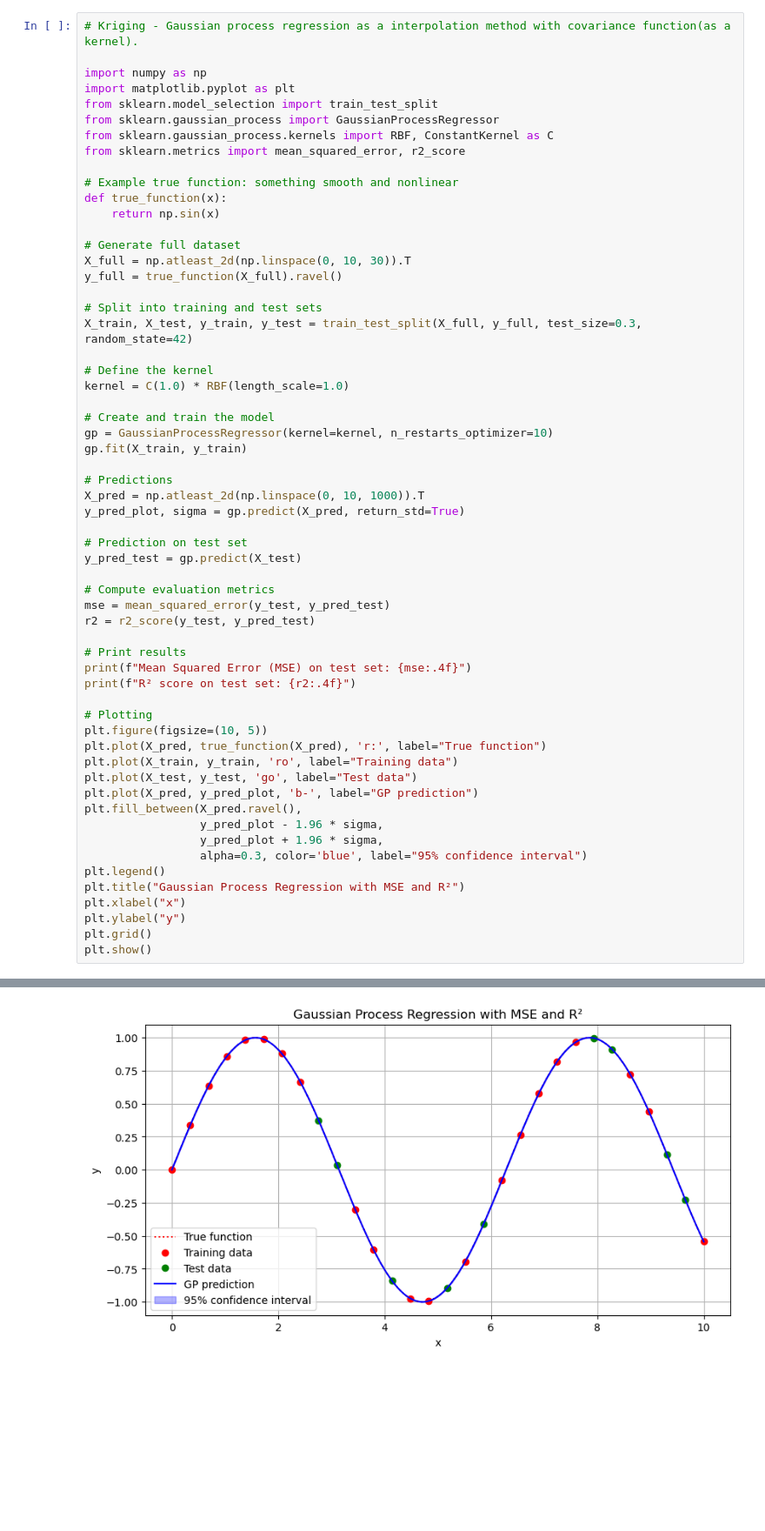
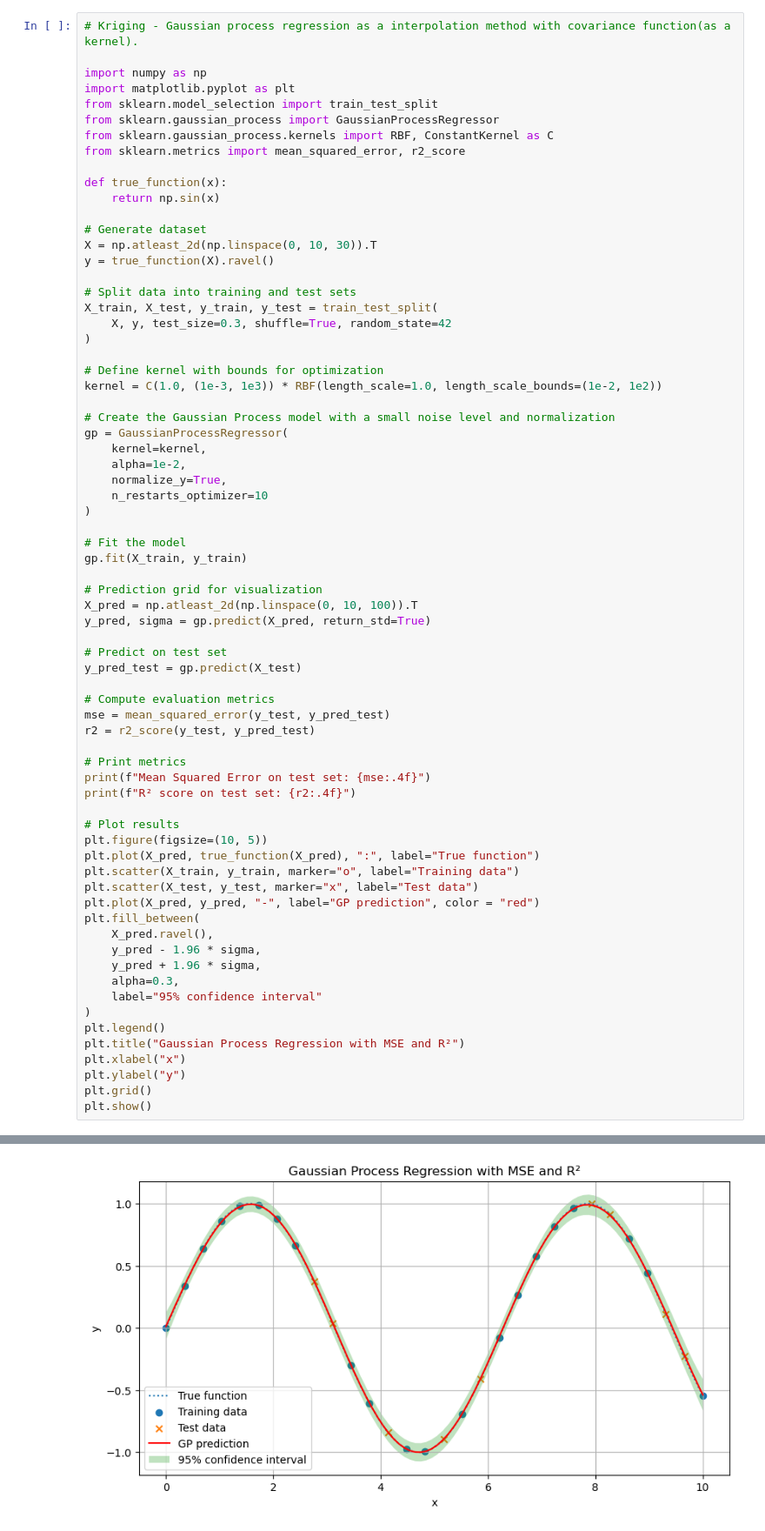
Before and after one commit to emarcins/MathInPython, a Jupyter notebook: Statistic/Kriging_GaussianProcessRegression.ipynb, the cells around one changed output, grey strips where cells are left out. Shown at 87% size. Drawn from its saved outputs; the diff is of its cells as text; blank space fills up the shorter version.

```diff
--- a/Statistic/Kriging_GaussianProcessRegression.ipynb
+++ b/Statistic/Kriging_GaussianProcessRegression.ipynb
@@ -8,49 +8,60 @@ from sklearn.gaussian_process import GaussianProcessRegressor
 from sklearn.gaussian_process.kernels import RBF, ConstantKernel as C
 from sklearn.metrics import mean_squared_error, r2_score
 
-# Example true function: something smooth and nonlinear
 def true_function(x):
     return np.sin(x)
 
-# Generate full dataset
-X_full = np.atleast_2d(np.linspace(0, 10, 30)).T
-y_full = true_function(X_full).ravel()
+# Generate dataset
+X = np.atleast_2d(np.linspace(0, 10, 30)).T
+y = true_function(X).ravel()
 
-# Split into training and test sets
-X_train, X_test, y_train, y_test = train_test_split(X_full, y_full, test_size=0.3, random_state=42)
+# Split data into training and test sets
+X_train, X_test, y_train, y_test = train_test_split(
+    X, y, test_size=0.3, shuffle=True, random_state=42
+)
 
-# Define the kernel
-kernel = C(1.0) * RBF(length_scale=1.0)
+# Define kernel with bounds for optimization
+kernel = C(1.0, (1e-3, 1e3)) * RBF(length_scale=1.0, length_scale_bounds=(1e-2, 1e2))
 
-# Create and train the model
-gp = GaussianProcessRegressor(kernel=kernel, n_restarts_optimizer=10)
+# Create the Gaussian Process model with a small noise level and normalization
+gp = GaussianProcessRegressor(
+    kernel=kernel,
+    alpha=1e-2,
+    normalize_y=True,
+    n_restarts_optimizer=10
+)
+
+# Fit the model
 gp.fit(X_train, y_train)
 
-# Predictions
-X_pred = np.atleast_2d(np.linspace(0, 10, 1000)).T
-y_pred_plot, sigma = gp.predict(X_pred, return_std=True)
+# Prediction grid for visualization
+X_pred = np.atleast_2d(np.linspace(0, 10, 100)).T
+y_pred, sigma = gp.predict(X_pred, return_std=True)
 
-# Prediction on test set
+# Predict on test set
 y_pred_test = gp.predict(X_test)
 
 # Compute evaluation metrics
 mse = mean_squared_error(y_test, y_pred_test)
 r2 = r2_score(y_test, y_pred_test)
 
-# Print results
-print(f"Mean Squared Error (MSE) on test set: {mse:.4f}")
+# Print metrics
+print(f"Mean Squared Error on test set: {mse:.4f}")
 print(f"R² score on test set: {r2:.4f}")
 
-# Plotting
+# Plot results
 plt.figure(figsize=(10, 5))
-plt.plot(X_pred, true_function(X_pred), 'r:', label="True function")
-plt.plot(X_train, y_train, 'ro', label="Training data")
-plt.plot(X_test, y_test, 'go', label="Test data")
-plt.plot(X_pred, y_pred_plot, 'b-', label="GP prediction")
-plt.fill_between(X_pred.ravel(),
-                 y_pred_plot - 1.96 * sigma,
-                 y_pred_plot + 1.96 * sigma,
-                 alpha=0.3, color='blue', label="95% confidence interval")
+plt.plot(X_pred, true_function(X_pred), ":", label="True function")
+plt.scatter(X_train, y_train, marker="o", label="Training data")
+plt.scatter(X_test, y_test, marker="x", label="Test data")
+plt.plot(X_pred, y_pred, "-", label="GP prediction", color = "red")
+plt.fill_between(
+    X_pred.ravel(),
+    y_pred - 1.96 * sigma,
+    y_pred + 1.96 * sigma,
+    alpha=0.3,
+    label="95% confidence interval"
+)
 plt.legend()
 plt.title("Gaussian Process Regression with MSE and R²")
 plt.xlabel("x")
@@ -68 +74 @@ Increase the number of iterations (max_iter) or scale the data as shown in:
-[figure, old version]
+[figure, new version]
```
Also changed, not shown: parts of 1 cell of this notebook, 1 other file.
